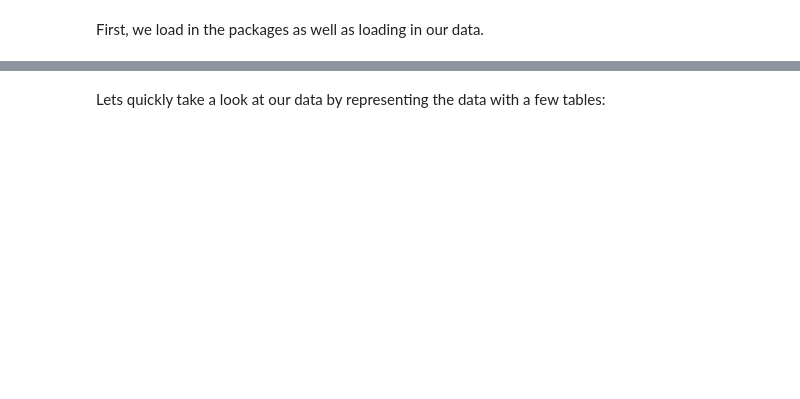
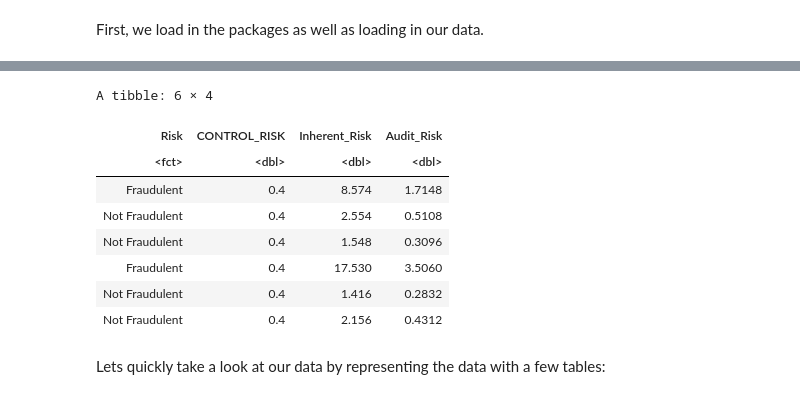
Before and after one commit to alexander-zhong/Fraud-Detection-Classifier, a Jupyter notebook: project.ipynb, the cells around one changed output, grey strips where cells are left out. Cells and saved outputs as stored; diff of their text form; code cells hidden in the pictures; blank space fills up the shorter version.

```diff
--- a/project.ipynb
+++ b/project.ipynb
@@ -32,8 +60,23 @@ the data that needs to be done before using it.
 # %%
 # Clean up and turn the Risk variable into a factor for our classification
-audit_risk_data <- audit_risk_data |>
+audit_risk_data <- raw_audit_risk_data |>
     mutate(Risk = as_factor(Risk)) |>
-    mutate(Risk = fct_recode(Risk, "Fraudulent" = "1", "Not Fraudulent" = "0"))
+    mutate(Risk = fct_recode(Risk, "Fraudulent" = "1", "Not Fraudulent" = "0")) |>
+    select(Risk, CONTROL_RISK, Inherent_Risk, Audit_Risk) |>
+    drop_na()
+
+
+head(audit_risk_data)
+# %% [output]
+A tibble: 6 × 4
+| Risk | CONTROL_RISK | Inherent_Risk | Audit_Risk |
+| <fct> | <dbl> | <dbl> | <dbl> |
+| Fraudulent | 0.4 | 8.574 | 1.7148 |
+| Not Fraudulent | 0.4 | 2.554 | 0.5108 |
+| Not Fraudulent | 0.4 | 1.548 | 0.3096 |
+| Fraudulent | 0.4 | 17.530 | 3.5060 |
+| Not Fraudulent | 0.4 | 1.416 | 0.2832 |
+| Not Fraudulent | 0.4 | 2.156 | 0.4312 |
 # %% [markdown]
 Lets quickly take a look at our data by representing the data with a few
 tables:
```
Also changed, not shown: parts of 24 cells of this notebook.
